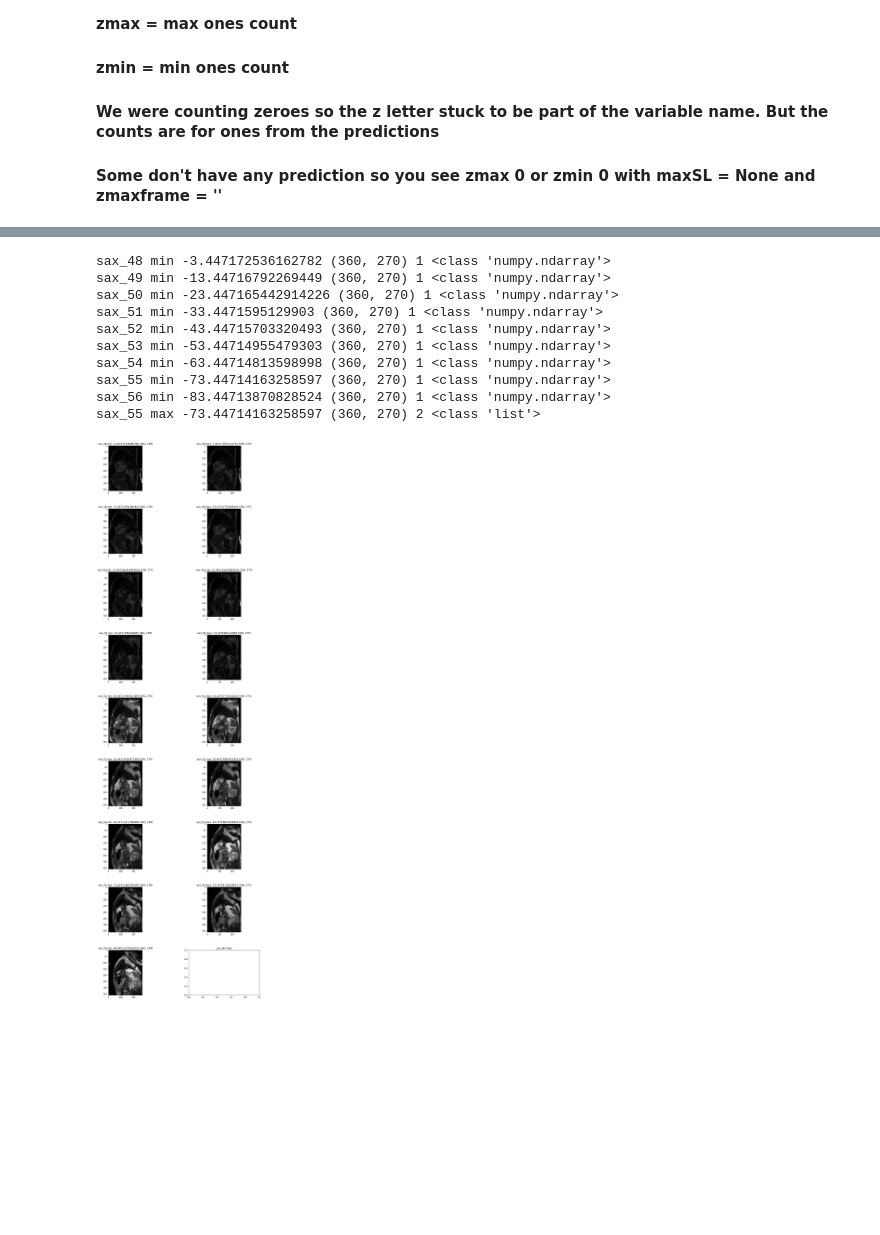
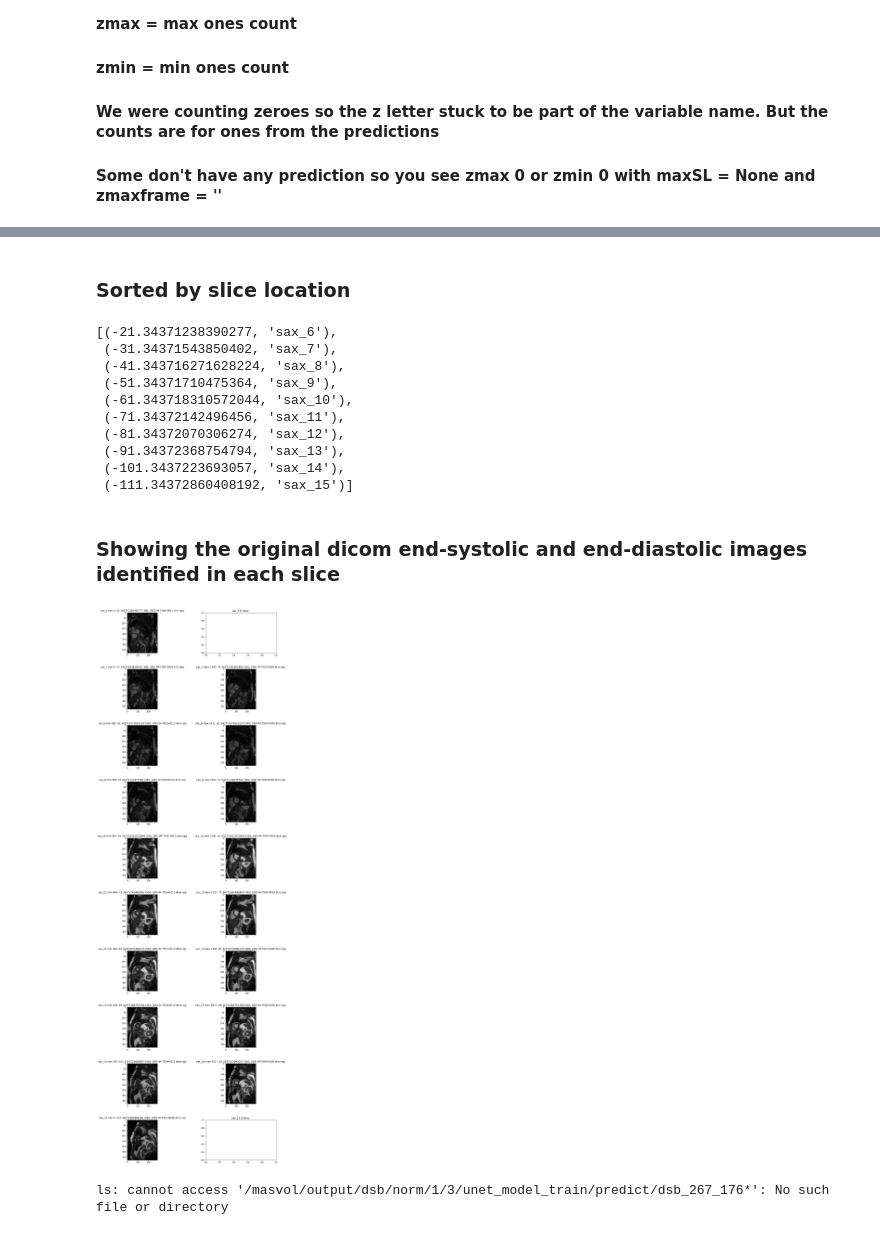
Before and after one commit to mas-dse-joh112/heartsmart, a Jupyter notebook: unet_model/unet_model_dump_predict.ipynb, the cells around one changed output, grey strips where cells are left out. Drawn from its saved outputs; the diff is of its cells as text; code cells hidden in the pictures; blank space fills up the shorter version.

```diff
--- a/unet_model/unet_model_dump_predict.ipynb
+++ b/unet_model/unet_model_dump_predict.ipynb
@@ -11,3 +12,3 @@ source_type = 'test'
 # %%
-filepath = "/masvol/output/dsb/volume/1/3"
-filename = "{0}/{1}_{2}.json".format(filepath,source_type,patient)
+filepath = "/masvol/output/dsb/volume/1/3combined_1_3_0_176_aug_dice"
+filename = "{0}/{1}_{2}_{3}.json".format(filepath,source_type,patient,image_size)
@@ -53,4 +50,4 @@ pp.pprint(jin)
 # %%
-dcmarraypath = "/opt/output/dsb/norm/1/3"
+dcmarraypath = "/masvol/output/dsb/norm/1/3"
 dcmfilepath = "{0}/{1}/{2}".format(dcmarraypath,source_type,patient)
 # %%
@@ -60,61 +79,93 @@ dcmfilepath = "{0}/{1}/{2}".format(dcmarraypath,source_type,patient)
+# %% [markdown]
+### Sorted by slice location
+# %%
+sjin = apply_sort(jin)
+sjin
+# %% [output]
+[(-21.34371238390277, 'sax_6'),
+ (-31.34371543850402, 'sax_7'),
+ (-41.343716271628224, 'sax_8'),
+ (-51.34371710475364, 'sax_9'),
+ (-61.343718310572044, 'sax_10'),
+ (-71.34372142496456, 'sax_11'),
+ (-81.34372070306274, 'sax_12'),
+ (-91.34372368754794, 'sax_13'),
+ (-101.3437223693057, 'sax_14'),
+ (-111.34372860408192, 'sax_15')]
+# %%
+image_path = "{0}/unet_model_{1}/data/dsb_{2}_image_path.txt".format(dcmarraypath,source_type,patient)
+image_array = []
+
+with open (image_path, 'r') as filepath:
+    for i in filepath:
+        i = i.strip()
+        image_array = [x.replace("{0}/{1}/{2}/".format(dcmarraypath,source_type,patient),"")
+                       for x in i.split(',')]
+# %% [markdown]
+### Showing the original dicom end-systolic and end-diastolic images identified in each slice
 # %%
 rowcount = len(jin.keys())
-#print (rowcount)
+display_list = []
 
 scount = 0
 
 fig = plt.figure(figsize=(15,50))
 fig.subplots_adjust(hspace=0.4, wspace=0.4);
 
-for sax in sorted(jin):
+for sl, sax in sjin:
     maxsl = jin[sax]['maxSL']
     minsl = jin[sax]['minSL']
     minones = jin[sax]['zmin']
     maxones = jin[sax]['zmax']
     minframe = jin[sax]['zminframe']
     maxframe = jin[sax]['zmaxframe']
     dcmfilemin = "{0}/{1}/{2}/{3}_{4}".format(dcmarraypath,source_type,patient,sax,minframe)
     dcmfilemax = "{0}/{1}/{2}/{3}_{4}".format(dcmarraypath,source_type,patient,sax,maxframe)
     minimg = []
     maximg = []
     scount += 1
-    #print ('scount',scount)
+    tempfile = "{0}_{1}".format(sax, minframe)
+
+    if tempfile in image_array:
+        display_list.append((image_array.index(tempfile),minones))
+
+    tempfile = "{0}_{1}".format(sax, maxframe)
+
+    if tempfile in image_array:
+        display_list.append((image_array.index(tempfile),maxones))
 
     if os.path.isfile(dcmfilemin):
         minimg = np.load(dcmfilemin)
 
     if os.path.isfile(dcmfilemax):
         maximg = np.load(dcmfilemax)
 
     ax = fig.add_subplot(rowcount, 2, scount)
-    title1 = "{0} min {1} {2}".format(sax,minsl,minimg.shape)
-    print (title1,1,type(minimg))
-    ax.imshow(minimg, cmap = 'gray')
+
+    try:
+        title1 = "{0} min {1} {2} {3} {4}".format(sax,minones,minsl,minimg.shape, minframe)
+        ax.imshow(minimg, cmap = 'gray')
+    except:
+        title1 = "{0} {1} {2} {3}".format(sax,minones,minsl,minframe)
 
     ax.set_title(title1)
     scount += 1
 
     ax = fig.add_subplot(rowcount, 2, scount)
 
     try:
-        title2 = "{0} max {1} {2}".format(sax,maxsl,maximg.shape)
+        title2 = "{0} max {1} {2} {3} {4}".format(sax,maxones,maxsl,maximg.shape, maxframe)
         ax.imshow(maximg, cmap = 'gray')
     except:
-        print (title2,2,type(maximg))
-        title2 = "{0} {1}".format(sax,maxsl)
+        title2 = "{0} {1} {2} {3}".format(sax,maxones,maxsl,maxframe)
 
     ax.set_title(title2)
 
 plt.show()
 # %% [output]
-sax_48 min -3.447172536162782 (360, 270) 1 <class 'numpy.ndarray'>
-sax_49 min -13.44716792269449 (360, 270) 1 <class 'numpy.ndarray'>
-sax_50 min -23.447165442914226 (360, 270) 1 <class 'numpy.ndarray'>
-sax_51 min -33.4471595129903 (360, 270) 1 <class 'numpy.ndarray'>
-sax_52 min -43.44715703320493 (360, 270) 1 <class 'numpy.ndarray'>
-sax_53 min -53.44714955479303 (360, 270) 1 <class 'numpy.ndarray'>
-sax_54 min -63.44714813598998 (360, 270) 1 <class 'numpy.ndarray'>
-sax_55 min -73.44714163258597 (360, 270) 1 <class 'numpy.ndarray'>
-sax_56 min -83.44713870828524 (360, 270) 1 <class 'numpy.ndarray'>
-sax_55 max -73.44714163258597 (360, 270) 2 <class 'list'>
-[figure, old version]
+[figure, new version]
+# %%
+filepath = "/masvol/heartsmart/unet_model/baseline/1/3/unet_model_{0}/predict/dsb_{1}_{2}".format(source_type,patient,image_size)
+!ls $filepath*
+# %% [output]
+ls: cannot access '/masvol/output/dsb/norm/1/3/unet_model_train/predict/dsb_267_176*': No such file or directory
```
Also changed, not shown: parts of 14 cells of this notebook.
